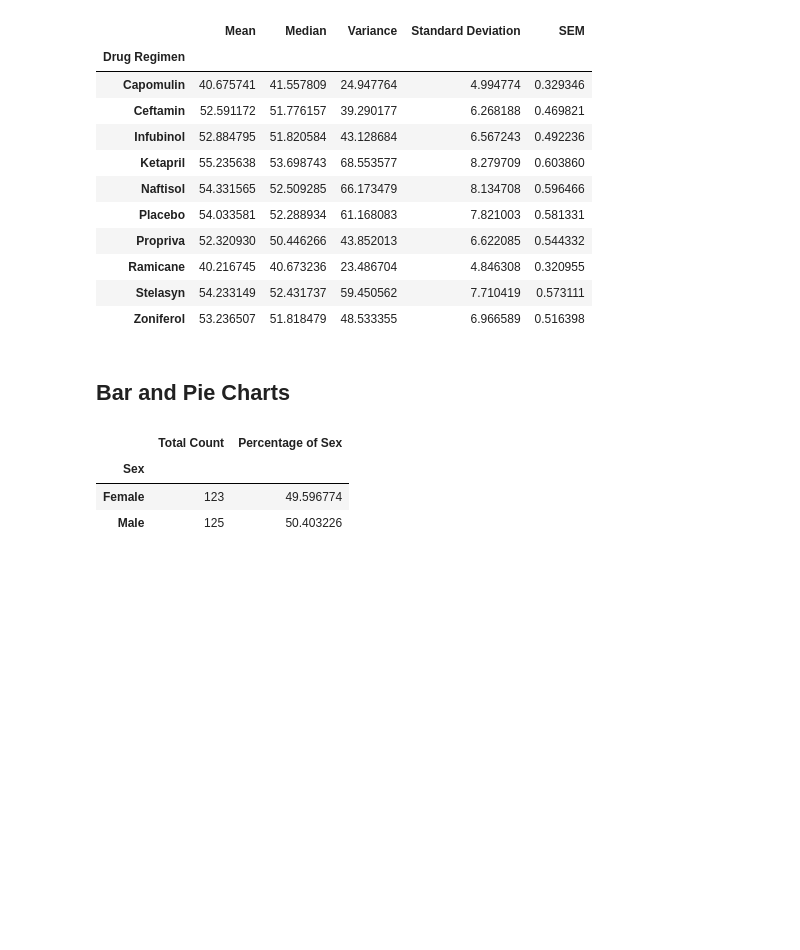
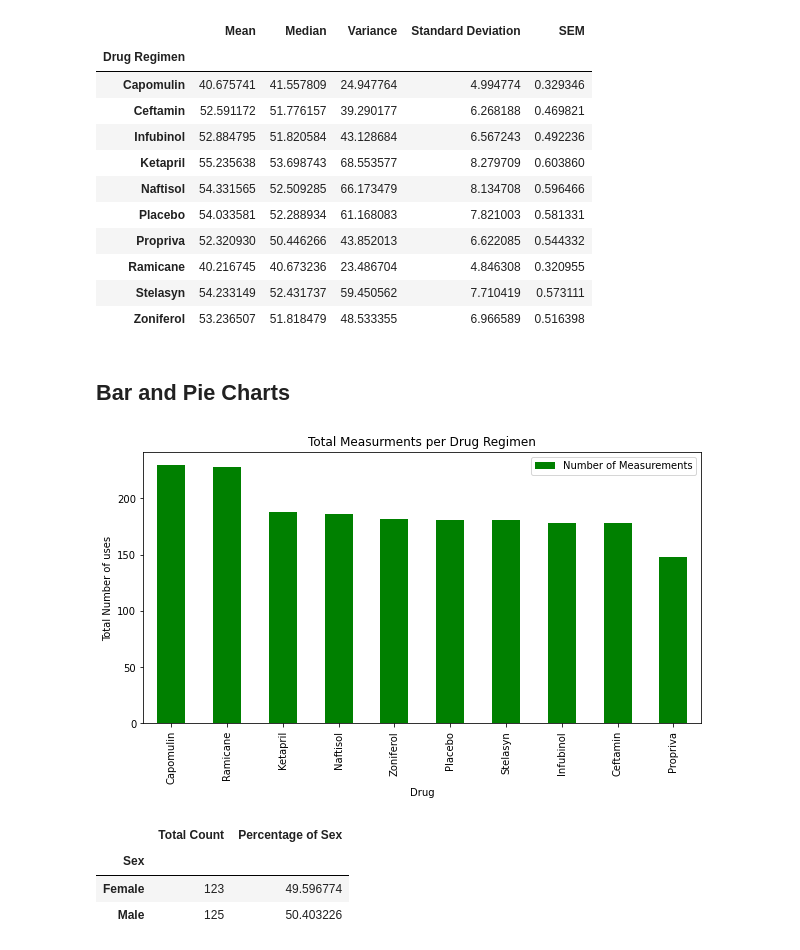
Before and after one commit to CoryOpie/MatPlotLib-Challenge, a Jupyter notebook: Pymaceuticals/pymaceuticals_starter.ipynb, the cells around one changed output. Cells and saved outputs as stored; diff of their text form; code cells hidden in the pictures; blank space fills up the shorter version.

```diff
--- a/Pymaceuticals/pymaceuticals_starter.ipynb
+++ b/Pymaceuticals/pymaceuticals_starter.ipynb
@@ -138,3 +134,27 @@ summary_stats
+# %%
+# Generate a bar plot showing the total number of measurements taken on each drug regimen using pandas.
+drug_final = clean_mouse_df[["Drug Regimen", "Mouse ID"]]
+
+drug_name = drug_final["Drug Regimen"].unique()
+#drug_name
+
+drug_count = drug_final["Drug Regimen"].value_counts()
+#drug_final
+
+drug_counts = pd.DataFrame({"Number of Measurements": drug_count})
+drug_counts.set_index(drug_name)
+drug_counts = drug_counts.reset_index()
+
+
+drug_counts.head()
+
+drug_counts.plot(kind="bar", title="Total Measurments per Drug Regimen", xlabel="Drug", ylabel="Total Number of uses", align="center", color="green",
+                 figsize=(10,5), x="index", y="Number of Measurements")
+
+
+plt.show()
+# %% [output]
+[figure, added]
 # %%
 #Have to count number of males/females first.
 mouse_gender = clean_mouse_df.groupby(["Mouse ID","Sex"])
```
Also changed, not shown: parts of 3 cells of this notebook.
